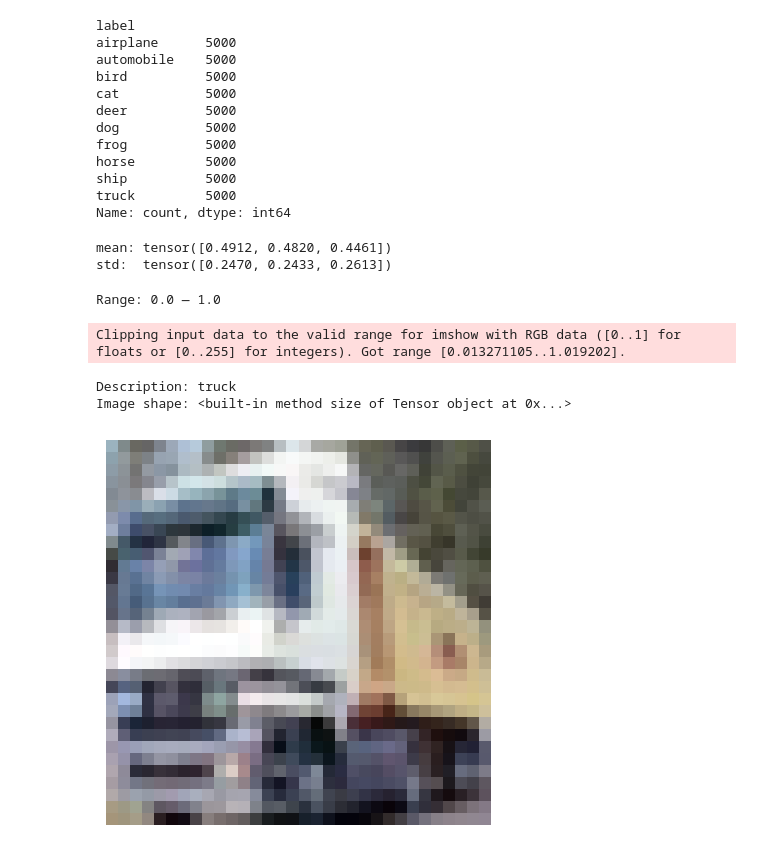
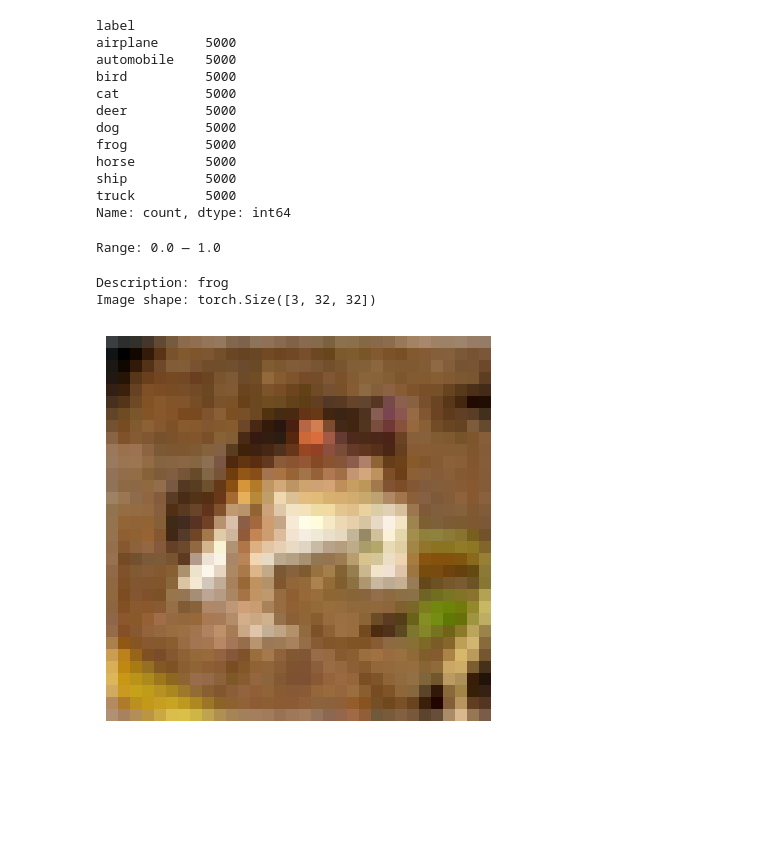
Before and after one commit to mstya/cnn-cifar10-from-scratch, a Jupyter notebook: notebooks/cifar10_experiments.ipynb, the cells around one changed output. Drawn from its saved outputs; the diff is of its cells as text; code cells hidden in the pictures; blank space fills up the shorter version.

```diff
--- a/notebooks/cifar10_experiments.ipynb
+++ b/notebooks/cifar10_experiments.ipynb
@@ -75,14 +75,6 @@ class TmpCifarDataset(Dataset):
         self.df = df
         self.transform = transform
         self.labels = df.label
-        if transform is None:
-            self.transform = Compose([
-                ToTensor(),
-                Normalize(
-                    mean=(0.4868, 0.4784, 0.4352),
-                    std=(0.2414, 0.2362, 0.2557),
-                )
-        ])
 
     def __len__(self):
         return len(self.df)
@@ -104,4 +96,6 @@ class TmpCifarDataset(Dataset):
         return self.df.iloc[idx]['label']
 # %%
 # dataset = TmpCifarDataset(train_path, filtered_cifar)
-full_dataset = TmpCifarDataset(train_path, cifar_pd)
+analyze_dataset = TmpCifarDataset(train_path, cifar_pd, transform=ToTensor())
+analyze_split = random_split(analyze_dataset, [0.85, 0.15], generator=torch.Generator().manual_seed(1))
+analyze_data_loader = DataLoader(analyze_split[0], batch_size=64, shuffle=False)
@@ -135,22 +141,2 @@ test_data_loader = DataLoader(full_dataset[2], batch_size=len(full_dataset[2]),
-# %%
-norm = TmpCifarDataset(train_path, cifar_pd, Compose([ToTensor()]))
-analyze_datasets = random_split(norm, [0.7, 0.15, 0.15])
-stats_loader = DataLoader(analyze_datasets[0], batch_size=256, shuffle=False)
-channel_sum = torch.zeros(3)
-channel_squared_sum = torch.zeros(3)
-pixel_count = torch.zeros(3)
-for images, _ in stats_loader:
-    channel_sum += images.sum(dim=(0,2,3))
-    channel_squared_sum += (images ** 2).sum(dim=(0, 2, 3))
-    pixels_per_channel = images.shape[0] * images.shape[2] * images.shape[3]
-    pixel_count += pixels_per_channel
-mean = channel_sum / pixel_count
-std = (channel_squared_sum / pixel_count - mean ** 2).sqrt()
-
-print("mean:", mean)
-print("std: ", std)
-# %% [output]
-mean: tensor([0.4912, 0.4820, 0.4461])
-std:  tensor([0.2470, 0.2433, 0.2613])
 # %%
 # Checking shapes and channels
@@ -172,22 +158,21 @@ Range: 0.0 — 1.0
 # %%
 from src.helpers import Denormalize
 
 # Look at a sample to check it's working correctly
-sel_idx = 1
-img, label = full_dataset[sel_idx]
+sel_idx = 0
+img, label = analyze_dataset[sel_idx]
 
 # Visualize the image
-plot_img(Denormalize(mean, std)(img))
+plot_img(img)
 # plot_img(img)
 
 # Print its description
-print(f'Description: {full_dataset.get_label_description(sel_idx)}')
+print(f'Description: {analyze_dataset.get_label_description(sel_idx)}')
 
 # Print its shape
-print(f'Image shape: {img.size}\n')  # PIL image size is (width, height)
+print(f'Image shape: {img.shape}\n')  # PIL image shape is (width, height)
 # %% [output]
-Clipping input data to the valid range for imshow with RGB data ([0..1] for floats or [0..255] for integers). Got range [0.013271105..1.019202].
+Description: frog
+Image shape: torch.Size([3, 32, 32])
-Description: truck
-Image shape: <built-in method size of Tensor object at 0x...>
-[figure, old version]
+[figure, new version]
 # %%
```
Also changed, not shown: parts of 8 cells of this notebook, 1 other file.
